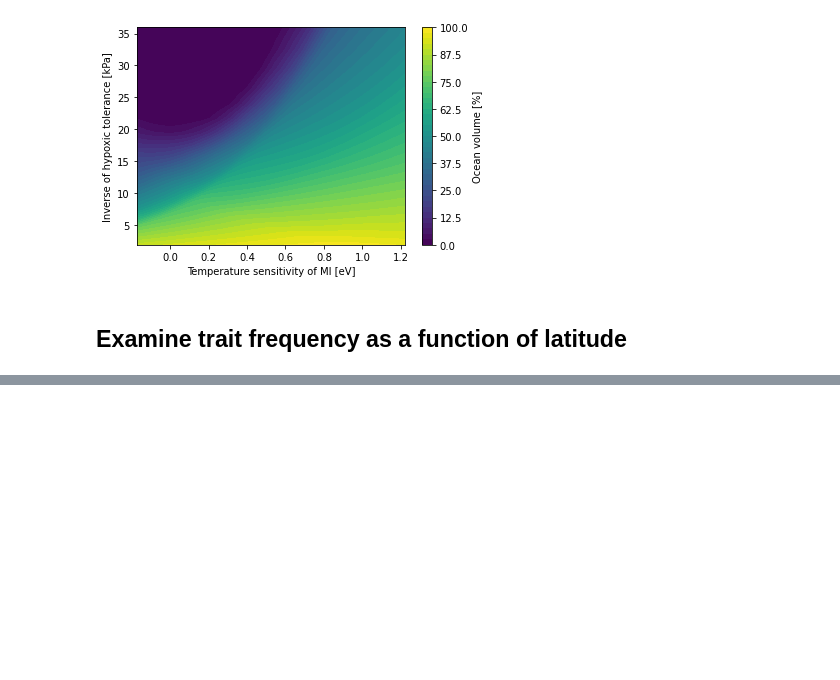
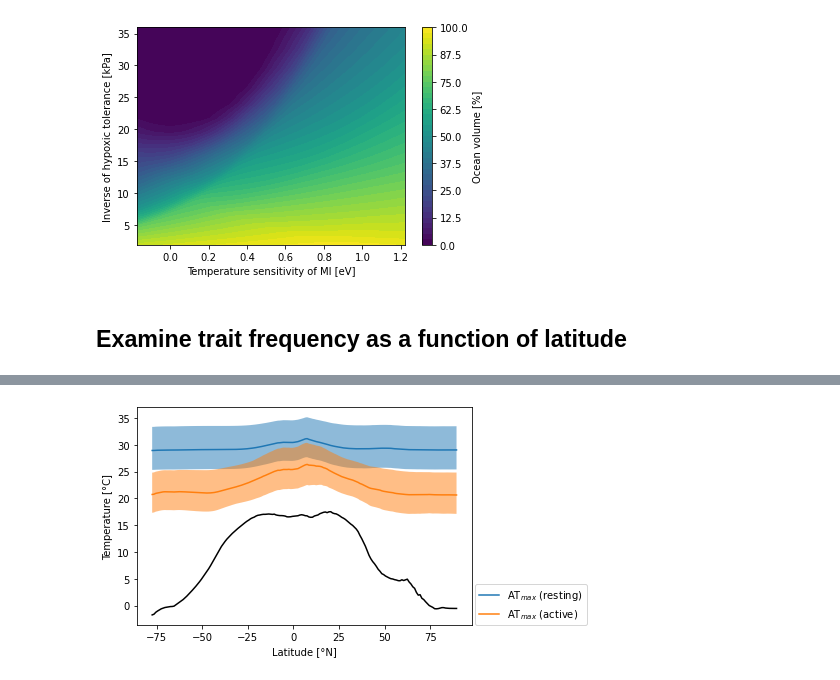
Before and after one commit to matt-long/aerobic-safety-margins, a Jupyter notebook: notebooks/trait-space-obs-habitat-vol.ipynb, the cells around one changed output, grey strips where cells are left out. Cells and saved outputs as stored; diff of their text form; code cells hidden in the pictures; blank space fills up the shorter version.

```diff
--- a/notebooks/trait-space-obs-habitat-vol.ipynb
+++ b/notebooks/trait-space-obs-habitat-vol.ipynb
@@ -309,0 +384,24 @@ plt.tight_layout();
+# %%
+dso = dsets['trait_spc_resting']
+ATmax_p_rest = percentile(dso, 'ATmax_dist', 'ATmax', [0.25, 0.5, 0.75])
+
+dso = dsets['trait_spc_active']
+ATmax_p_active = percentile(dso, 'ATmax_dist', 'ATmax', [0.25, 0.5, 0.75])
+lat = dso.lat
+
+fig, ax = plt.subplots()
+
+ax.plot(lat, ATmax_p_rest[1, :], '-', label='AT$_{max}$ (resting)')
+ax.fill_between(lat, ATmax_p_rest[0, :], ATmax_p_rest[2, :], zorder=-100, alpha=0.5)
+
+ax.plot(lat, ATmax_p_active[1, :], '-', label='AT$_{max}$ (active)')
+ax.fill_between(lat, ATmax_p_active[0, :], ATmax_p_active[2, :], zorder=-100, alpha=0.5)
+
+ax.plot(ds.lat, ds.t_an.mean(['lon', 'depth']), '-', color='k')
+
+ax.set_ylabel('Temperature [°C]')
+ax.set_xlabel(util.attrs_label(dso.lat))
+
+ax.legend(loc=(1.01, 0));
+# %% [output]
+[figure, added]
```
Also changed, not shown: parts of 8 cells of this notebook, 18 other files.
